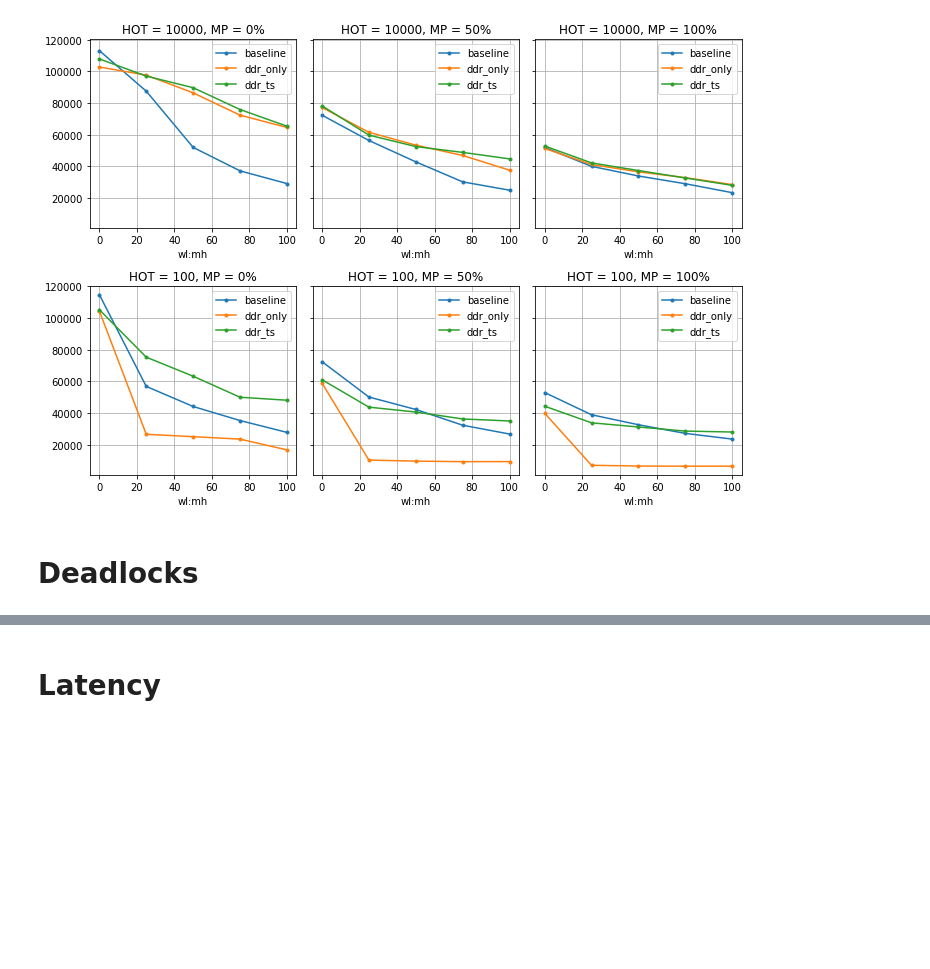
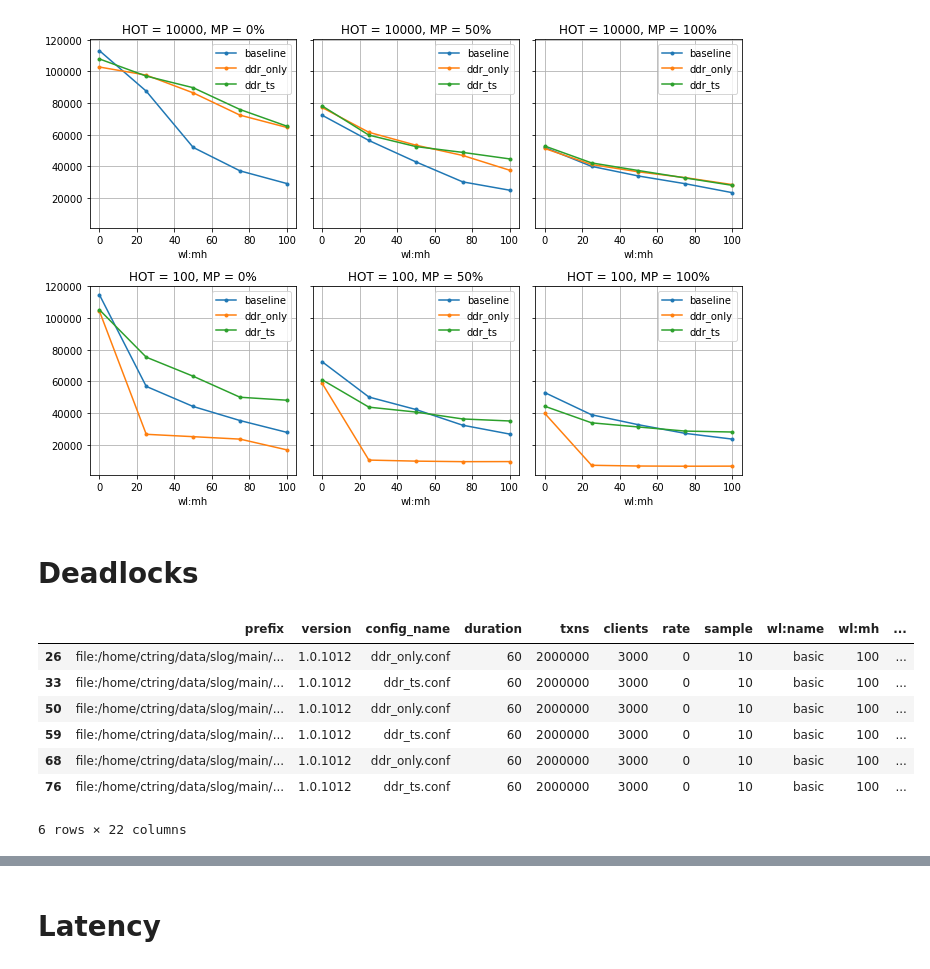
Before and after one commit to umd-dslam/DetockAnalysis, a Jupyter notebook: Microbenchmark.ipynb, the cells around one changed output, grey strips where cells are left out. Cells and saved outputs as stored; diff of their text form; code cells hidden in the pictures; blank space fills up the shorter version.

```diff
--- a/Microbenchmark.ipynb
+++ b/Microbenchmark.ipynb
@@ -162,0 +161,20 @@ prefix = "file:/home/ctring/data/slog/main/ycsb/ddr_ts-hot100mp0mh100"
+# %%
+mask = (
+    (index_df["wl:hot"] == 100) &
+    (index_df["wl:mh"] == 100) &
+    (
+        (index_df["config_name"] == "ddr_ts.conf") |
+        (index_df["config_name"] == "ddr_only.conf")
+    )
+)
+deadlocks_index_df = index_df[mask]
+deadlocks_index_df
+# %% [output]
+|  | prefix | version | config_name | duration | txns | clients | rate | sample | wl:name | wl:mh | ... |
+| 26 | file:/home/ctring/data/slog/main/... | 1.0.1012 | ddr_only.conf | 60 | 2000000 | 3000 | 0 | 10 | basic | 100 | ... |
+| 33 | file:/home/ctring/data/slog/main/... | 1.0.1012 | ddr_ts.conf | 60 | 2000000 | 3000 | 0 | 10 | basic | 100 | ... |
+| 50 | file:/home/ctring/data/slog/main/... | 1.0.1012 | ddr_only.conf | 60 | 2000000 | 3000 | 0 | 10 | basic | 100 | ... |
+| 59 | file:/home/ctring/data/slog/main/... | 1.0.1012 | ddr_ts.conf | 60 | 2000000 | 3000 | 0 | 10 | basic | 100 | ... |
+| 68 | file:/home/ctring/data/slog/main/... | 1.0.1012 | ddr_only.conf | 60 | 2000000 | 3000 | 0 | 10 | basic | 100 | ... |
+| 76 | file:/home/ctring/data/slog/main/... | 1.0.1012 | ddr_ts.conf | 60 | 2000000 | 3000 | 0 | 10 | basic | 100 | ... |
+6 rows × 22 columns
```
Also changed, not shown: parts of 2 cells of this notebook, 1 other file.
